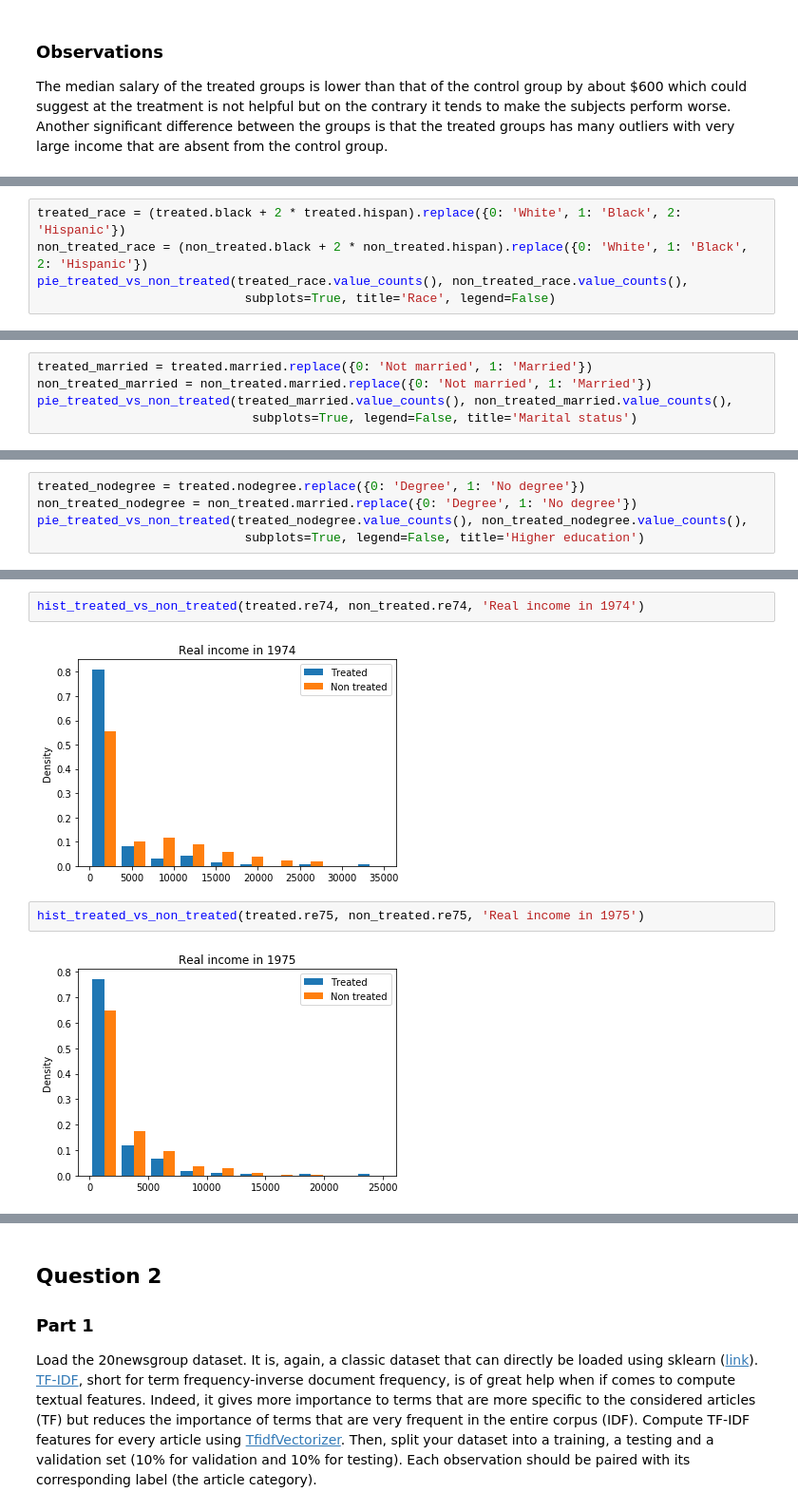
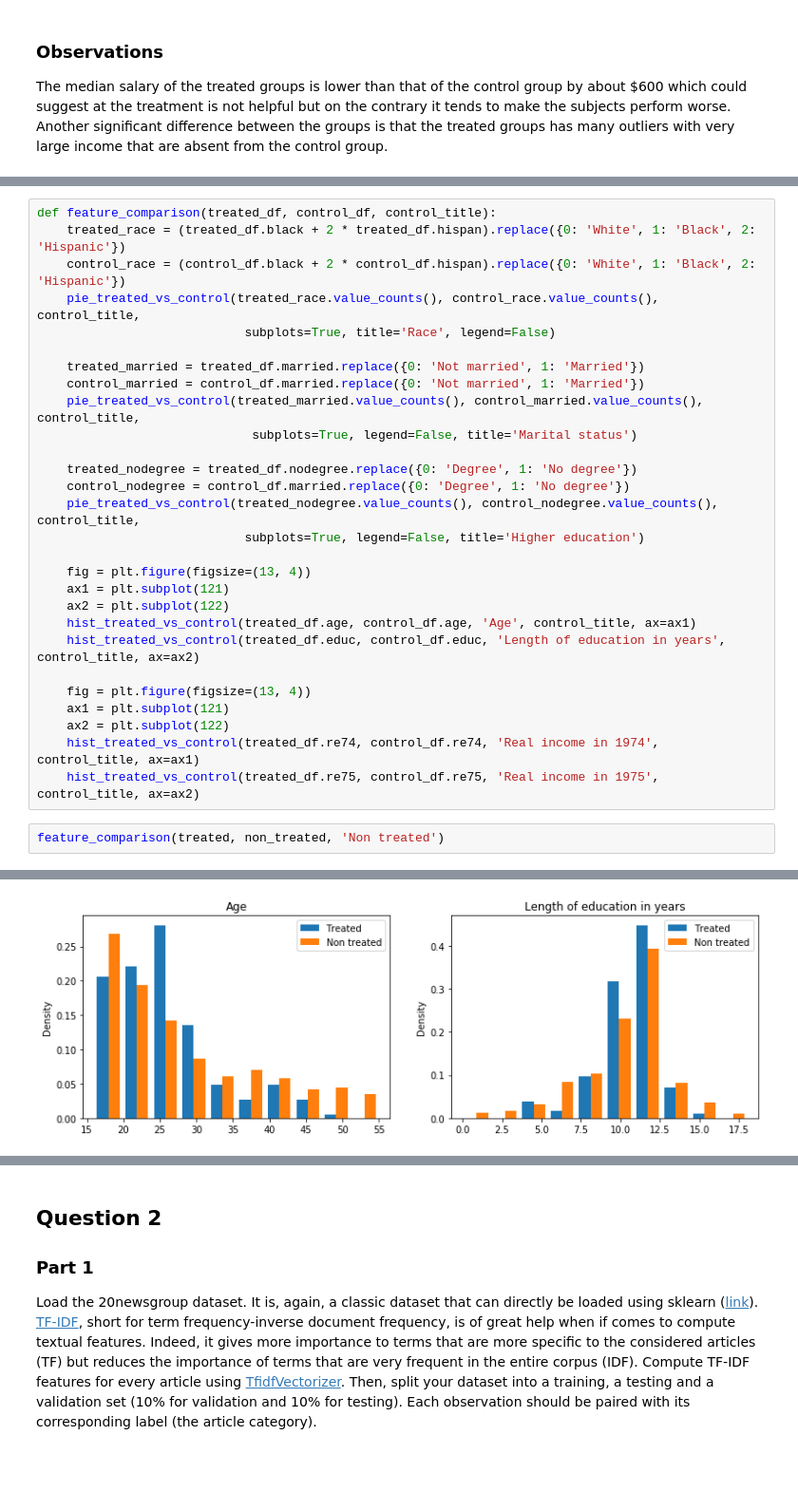
Before and after one commit to justcho5/ADA, a Jupyter notebook: 04 - Applied ML/Homework04.ipynb, the cells around one changed output, grey strips where cells are left out. Shown at 95% size. Saved outputs shown, nothing was run; the diff lists cells and outputs as text; blank space fills up the shorter version.

```diff
--- a/04 - Applied ML/Homework04.ipynb
+++ b/04 - Applied ML/Homework04.ipynb
@@ -251,8 +255,3 @@ def hist_treated_vs_non_treated(treated_series, non_treated_series, title):
     ax.legend(prop={'size': 10})
     ax.set_title(title)
     ax.set_ylabel('Density')
-# %%
-treated_race = (treated.black + 2 * treated.hispan).replace({0: 'White', 1: 'Black', 2: 'Hispanic'})
-non_treated_race = (non_treated.black + 2 * non_treated.hispan).replace({0: 'White', 1: 'Black', 2: 'Hispanic'})
-pie_treated_vs_non_treated(treated_race.value_counts(), non_treated_race.value_counts(),
-                            subplots=True, title='Race', legend=False)
@@ -261,5 +257,0 @@ pie_treated_vs_non_treated(treated_race.value_counts(), non_treated_race.value_c
-# %%
-treated_married = treated.married.replace({0: 'Not married', 1: 'Married'})
-non_treated_married = non_treated.married.replace({0: 'Not married', 1: 'Married'})
-pie_treated_vs_non_treated(treated_married.value_counts(), non_treated_married.value_counts(),
-                             subplots=True, legend=False, title='Marital status')
@@ -268,5 +257,0 @@ pie_treated_vs_non_treated(treated_married.value_counts(), non_treated_married.v
-# %%
-treated_nodegree = treated.nodegree.replace({0: 'Degree', 1: 'No degree'})
-non_treated_nodegree = non_treated.married.replace({0: 'Degree', 1: 'No degree'})
-pie_treated_vs_non_treated(treated_nodegree.value_counts(), non_treated_nodegree.value_counts(),
-                            subplots=True, legend=False, title='Higher education')
@@ -283,8 +258,31 @@ hist_treated_vs_non_treated(treated.educ, non_treated.educ, 'Length of education
-# %%
-hist_treated_vs_non_treated(treated.re74, non_treated.re74, 'Real income in 1974')
-# %% [output]
-[figure, removed]
-# %%
-hist_treated_vs_non_treated(treated.re75, non_treated.re75, 'Real income in 1975')
-# %% [output]
-[figure, removed]
+# %%
+def feature_comparison(treated_df, control_df, control_title):
+    treated_race = (treated_df.black + 2 * treated_df.hispan).replace({0: 'White', 1: 'Black', 2: 'Hispanic'})
+    control_race = (control_df.black + 2 * control_df.hispan).replace({0: 'White', 1: 'Black', 2: 'Hispanic'})
+    pie_treated_vs_control(treated_race.value_counts(), control_race.value_counts(), control_title,
+                            subplots=True, title='Race', legend=False)
+
+    treated_married = treated_df.married.replace({0: 'Not married', 1: 'Married'})
+    control_married = control_df.married.replace({0: 'Not married', 1: 'Married'})
+    pie_treated_vs_control(treated_married.value_counts(), control_married.value_counts(), control_title,
+                             subplots=True, legend=False, title='Marital status')
+
+    treated_nodegree = treated_df.nodegree.replace({0: 'Degree', 1: 'No degree'})
+    control_nodegree = control_df.married.replace({0: 'Degree', 1: 'No degree'})
+    pie_treated_vs_control(treated_nodegree.value_counts(), control_nodegree.value_counts(), control_title,
+                            subplots=True, legend=False, title='Higher education')
+
+    fig = plt.figure(figsize=(13, 4))
+    ax1 = plt.subplot(121)
+    ax2 = plt.subplot(122)
+    hist_treated_vs_control(treated_df.age, control_df.age, 'Age', control_title, ax=ax1)
+    hist_treated_vs_control(treated_df.educ, control_df.educ, 'Length of education in years', control_title, ax=ax2)
+
+    fig = plt.figure(figsize=(13, 4))
+    ax1 = plt.subplot(121)
+    ax2 = plt.subplot(122)
+    hist_treated_vs_control(treated_df.re74, control_df.re74, 'Real income in 1974', control_title, ax=ax1)
+    hist_treated_vs_control(treated_df.re75, control_df.re75, 'Real income in 1975', control_title, ax=ax2)
+# %%
+feature_comparison(treated, non_treated, 'Non treated')
+# %% [output]
@@ -290,0 +292 @@ hist_treated_vs_non_treated(treated.re75, non_treated.re75, 'Real income in 1975
+[figure, added]
```
Also changed, not shown: parts of 29 cells of this notebook.
